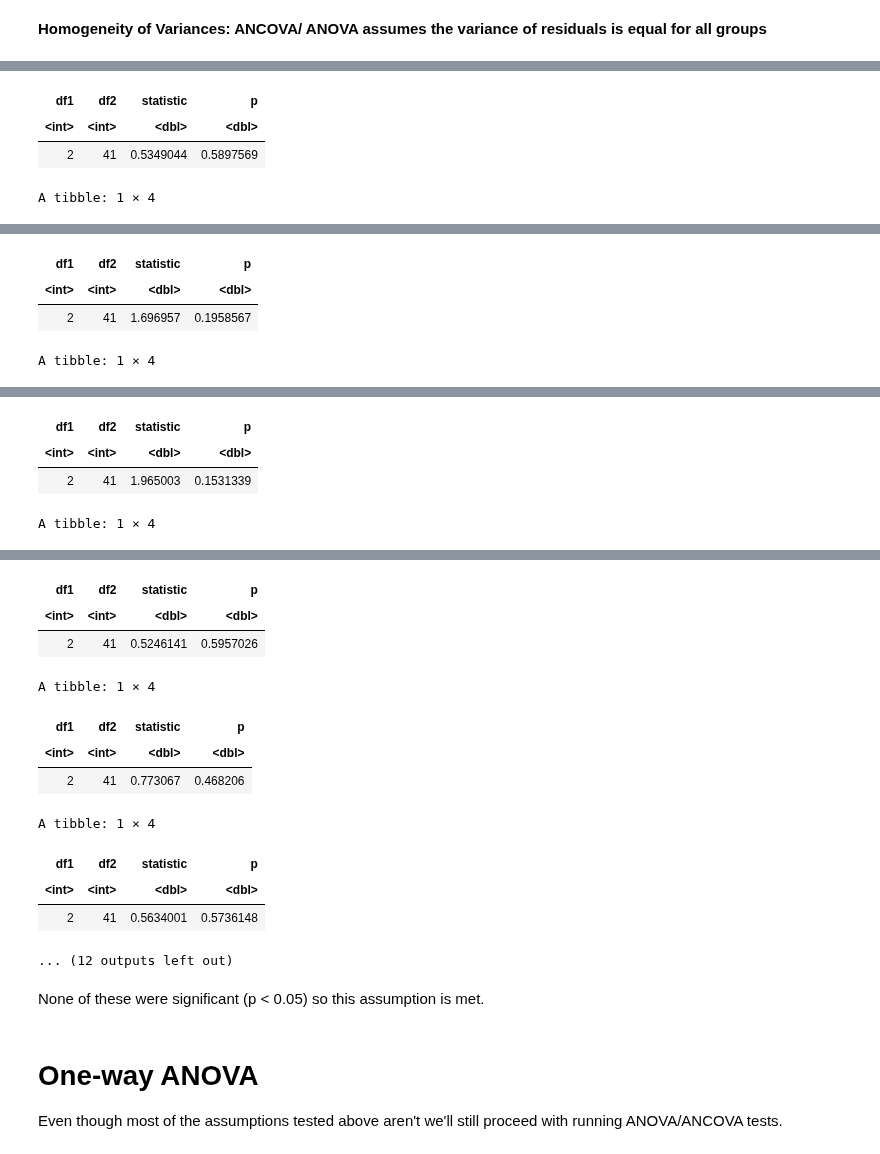
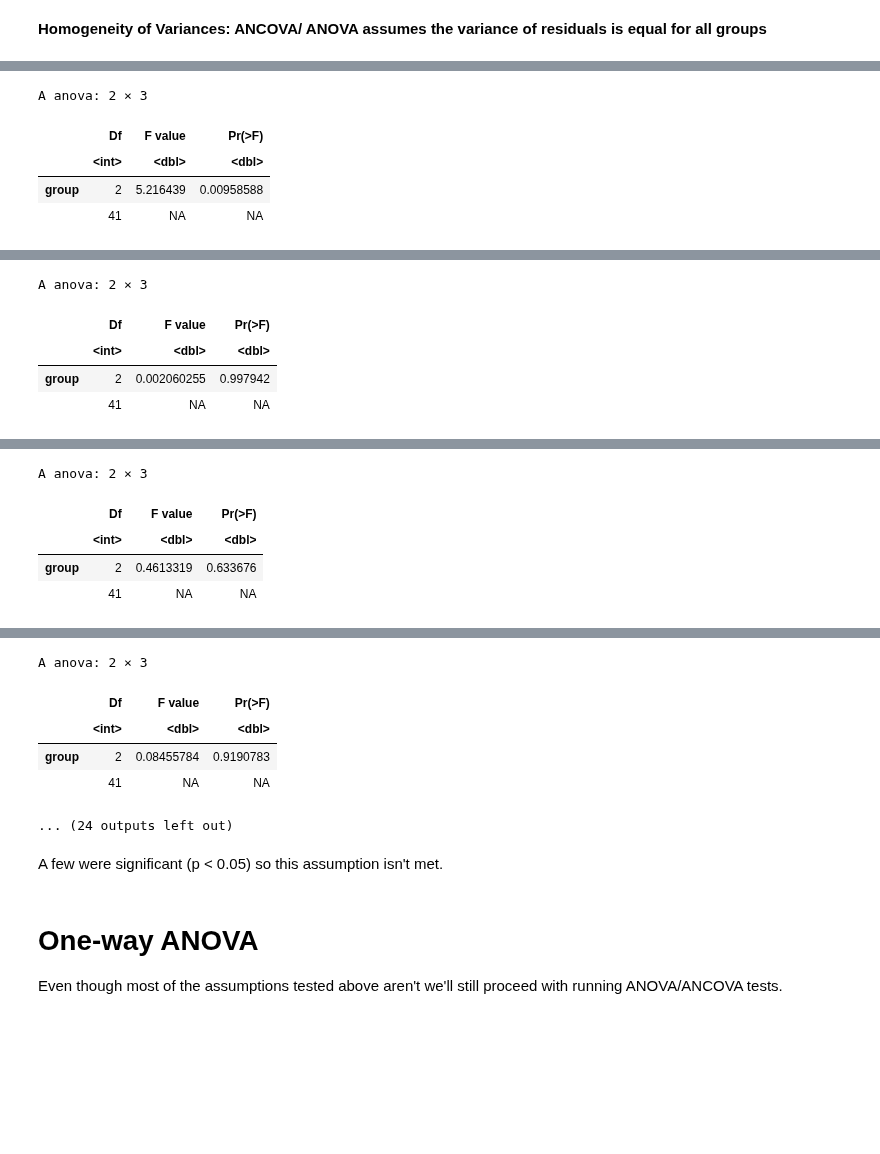
Before and after one commit to Ragerlab/Script_for_Cytokine-Signature-Clusters-as-a-Tool-to-Compare-Changes-associated-with-Tobacco-Product-, a Jupyter notebook: 1.5. Cluster Distribution Analyses/Cluster Distribution Comparison_ANOVA_ANCOVA.ipynb, the cells around one changed output, grey strips where cells are left out. Cells and saved outputs as stored; diff of their text form; code cells hidden in the pictures; blank space fills up the shorter version.

```diff
--- a/1.5. Cluster Distribution Analyses/Cluster Distribution Comparison_ANOVA_ANCOVA.ipynb
+++ b/1.5. Cluster Distribution Analyses/Cluster Distribution Comparison_ANOVA_ANCOVA.ipynb
@@ -380,21 +383,20 @@ residual_variance_test_ancova = function(df, cluster){
     model = lm(Conc~Age+Group, data = df %>%
         filter(Cluster == cluster))
     model.metrics <- augment(model)
-    levene_test = model.metrics %>%
-        levene_test(.resid~Group)
+    levene_test = leveneTest(`.resid`~Group, data = model.metrics)
     return(levene_test)
 }
 #ancova
-residual_variance_test_ancova(NLF_assumptions_df, 'Cluster1')
-residual_variance_test_ancova(NLF_assumptions_df, 'Cluster2')
-residual_variance_test_ancova(NLF_assumptions_df, 'Cluster3')
-residual_variance_test_ancova(NELF_assumptions_df, 'Cluster1')
-residual_variance_test_ancova(NELF_assumptions_df, 'Cluster2')
-residual_variance_test_ancova(NELF_assumptions_df, 'Cluster3')
-residual_variance_test_ancova(Sputum_assumptions_df, 'Cluster1')
-residual_variance_test_ancova(Sputum_assumptions_df, 'Cluster2')
-residual_variance_test_ancova(Sputum_assumptions_df, 'Cluster3')
-residual_variance_test_ancova(Serum_assumptions_df, 'Cluster1')
-residual_variance_test_ancova(Serum_assumptions_df, 'Cluster2')
-residual_variance_test_ancova(Serum_assumptions_df, 'Cluster3')
+residual_variance_test_ancova(NLF_assumptions_df, 'ClusterA')
+residual_variance_test_ancova(NLF_assumptions_df, 'ClusterB')
+residual_variance_test_ancova(NLF_assumptions_df, 'ClusterC')
+residual_variance_test_ancova(NELF_assumptions_df, 'ClusterA')
+residual_variance_test_ancova(NELF_assumptions_df, 'ClusterB')
+residual_variance_test_ancova(NELF_assumptions_df, 'ClusterC')
+residual_variance_test_ancova(Sputum_assumptions_df, 'ClusterA')
+residual_variance_test_ancova(Sputum_assumptions_df, 'ClusterB')
+residual_variance_test_ancova(Sputum_assumptions_df, 'ClusterC')
+residual_variance_test_ancova(Serum_assumptions_df, 'ClusterA')
+residual_variance_test_ancova(Serum_assumptions_df, 'ClusterB')
+residual_variance_test_ancova(Serum_assumptions_df, 'ClusterC')
 # %% [output]
@@ -402,4 +405,5 @@ A tibble: 1 × 4
+A anova: 2 × 3
-| df1 | df2 | statistic | p |
-| <int> | <int> | <dbl> | <dbl> |
-| 2 | 41 | 0.5349044 | 0.5897569 |
+|  | Df | F value | Pr(>F) |
+|  | <int> | <dbl> | <dbl> |
+| group | 2 | 5.216439 | 0.00958588 |
+|  | 41 | NA | NA |
-A tibble: 1 × 4
@@ -406,4 +412,5 @@ A tibble: 1 × 4
+A anova: 2 × 3
-| df1 | df2 | statistic | p |
-| <int> | <int> | <dbl> | <dbl> |
-| 2 | 41 | 1.696957 | 0.1958567 |
+|  | Df | F value | Pr(>F) |
+|  | <int> | <dbl> | <dbl> |
+| group | 2 | 0.002060255 | 0.997942 |
+|  | 41 | NA | NA |
-A tibble: 1 × 4
@@ -410,4 +419,5 @@ A tibble: 1 × 4
+A anova: 2 × 3
-| df1 | df2 | statistic | p |
-| <int> | <int> | <dbl> | <dbl> |
-| 2 | 41 | 1.965003 | 0.1531339 |
+|  | Df | F value | Pr(>F) |
+|  | <int> | <dbl> | <dbl> |
+| group | 2 | 0.4613319 | 0.633676 |
+|  | 41 | NA | NA |
-A tibble: 1 × 4
@@ -414,17 +426,11 @@ A tibble: 1 × 4
+A anova: 2 × 3
-| df1 | df2 | statistic | p |
-| <int> | <int> | <dbl> | <dbl> |
-| 2 | 41 | 0.5246141 | 0.5957026 |
+|  | Df | F value | Pr(>F) |
+|  | <int> | <dbl> | <dbl> |
+| group | 2 | 0.08455784 | 0.9190783 |
+|  | 41 | NA | NA |
-A tibble: 1 × 4
-| df1 | df2 | statistic | p |
-| <int> | <int> | <dbl> | <dbl> |
-| 2 | 41 | 0.773067 | 0.468206 |
-A tibble: 1 × 4
-| df1 | df2 | statistic | p |
-| <int> | <int> | <dbl> | <dbl> |
-| 2 | 41 | 0.5634001 | 0.5736148 |
-... (12 outputs left out)
+... (24 outputs left out)
 # %% [markdown]
-None of these were significant (p < 0.05) so this assumption is met.
+A few were significant  (p < 0.05) so this assumption isn't met.
 # %% [markdown]
 # One-way ANOVA
 
```
Also changed, not shown: parts of 14 cells of this notebook.
